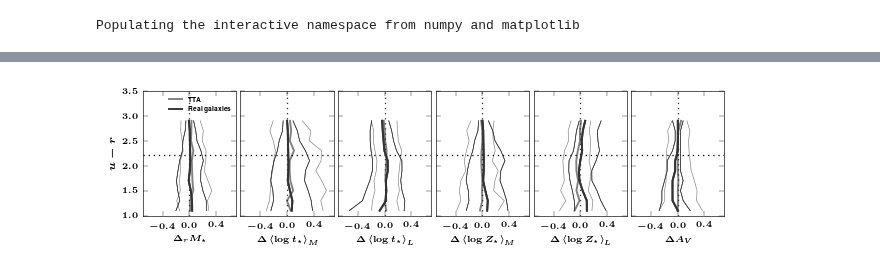
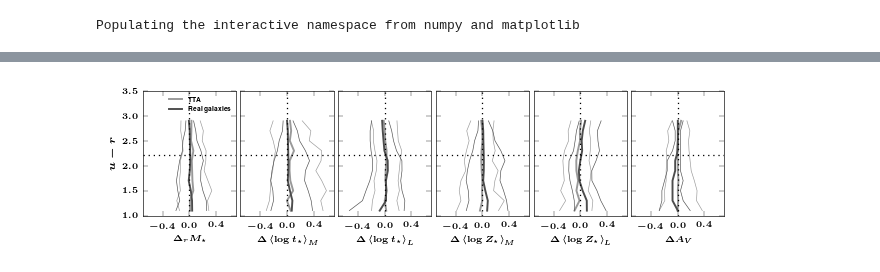
Before and after one commit to ajmejia/notebooks, a Jupyter notebook: PhotoNearAnalysis.ipynb, the cells around one changed output, grey strips where cells are left out. Drawn from its saved outputs; the diff is of its cells as text; code cells hidden in the pictures.

```diff
--- a/PhotoNearAnalysis.ipynb
+++ b/PhotoNearAnalysis.ipynb
@@ -241,16 +241,16 @@ for i, j in product(xrange(axs.shape[0]), xrange(axs.shape[1])) :
     medj = median(resj)
     p16j, p84j = percentile(resj, [16.0, 84.0])
 
-    axs[i, j].hist(resj, 25, histtype="step", hatch=hatching, lw=0, color=jpas_cl, range=lm, label=jpas_lb)
-    axs[i, j].hist(ress, 25, histtype="step", color=sdss_cl, range=lm, label=sdss_lb)
+    axs[i, j].hist(resj, 25, histtype="step", hatch=hatching, lw=0, color=jpas_sg[1], range=lm, label=jpas_lb)
+    axs[i, j].hist(ress, 25, histtype="step", color=sdss_sg[1], range=lm, label=sdss_lb)
 
-    axs[i, j].axvline(medj, ls="--", color=jpas_cl)
-    axs[i, j].axvline(meds, ls="--", color=sdss_cl)
+    axs[i, j].axvline(medj, ls="--", color=jpas_sg[1])
+    axs[i, j].axvline(meds, ls="--", color=sdss_sg[1])
 
     st_texts = r"\bf $%+.2f_{%+.2f}^{%+.2f}$" % (meds, p16s, p84s)
     st_textj = r"\bf $%+.2f_{%+.2f}^{%+.2f}$" % (medj, p16j, p84j)
-    axs[i, j].text(0.02, 0.75, st_texts, fontsize=tsize, color=sdss_cl, ha="left", transform=axs[i, j].transAxes)
-    axs[i, j].text(0.02, 0.60, st_textj, fontsize=tsize, color=jpas_cl, ha="left", transform=axs[i, j].transAxes)
+    axs[i, j].text(0.02, 0.75, st_texts, fontsize=tsize, color=sdss_sg[1], ha="left", transform=axs[i, j].transAxes)
+    axs[i, j].text(0.02, 0.60, st_textj, fontsize=tsize, color=jpas_sg[1], ha="left", transform=axs[i, j].transAxes)
 
     if j == 0 :
         if i == 0 : axs[i, j].text(0.1, 0.9, sfg_lb, fontsize=tsize, ha="left", va="top", transform=axs[i, j].transAxes)
@@ -1035,42 +1035,39 @@ subplots_adjust(wspace=0.05, hspace=0.1)
 # %%
 fig, axs = subplots(1, 6, figsize=(7, 2), sharex=True, sharey=True)
 
 lm = xlim(-0.7, +0.7)
 axs[j].set_ylim(1.0, 3.5)
 axs[0].set_xticks([-0.4, 0, 0.4])
 
 kw = ["M_mod", "log_t_M_mod", "log_t_L_mod", "log_t_M_mod", "log_Z_L_mod", "Av_mod"]
 for j in xrange(axs.size):
     if j==0: res = log10(jpas_physical[mn[j]]) - log10(spec_physical[mn[j]])
     else: res = jpas_physical[mn[j]] - spec_physical[mn[j]]
 
     if j==0: axs[j].set_ylabel(r"$u-r$")
 
     xt, yt, et = binner(lcolor, res, "median", 10, rang=(1, 3), ebar=True)
     yo, xo, eom, eop = loadtxt(kw[j]+".txt", unpack=True)
     eo = column_stack((eom, eop)).T
 
-    axs[j].plot(yt, xt, "-", color=gray, lw=1.5, label=r"\bf TTA")
-    axs[j].plot(yt-et[0], xt, "-", color=gray, lw=0.5)
-    axs[j].plot(yt+et[1], xt, "-", color=gray, lw=0.5)
-    axs[j].plot(yo, xo, "-", color="0.2", lw=1.5, label=r"\bf Real galaxies")
-    axs[j].plot(yo-eo[0], xo, "-", color="0.2", lw=0.5)
-    axs[j].plot(yo+eo[1], xo, "-", color="0.2", lw=0.5)
-    axs[j].axvline(ls=":", color="0.2")
+    axs[j].plot(yt, xt, "-", color="0.6", lw=1.5, label=r"\bf TTA")
+    axs[j].plot(yt-et[0], xt, "-", color="0.6", lw=0.5)
+    axs[j].plot(yt+et[1], xt, "-", color="0.6", lw=0.5)
+    axs[j].plot(yo, xo, "-", color=gray, lw=1.5, label=r"\bf Real galaxies")
+    axs[j].plot(yo-eo[0], xo, "-", color=gray, lw=0.5)
+    axs[j].plot(yo+eo[1], xo, "-", color=gray, lw=0.5)
+    axs[j].axvline(ls=":", color="k")
     axs[j].axhline(2.22, ls=":", color="k")
-    axs[j].plot(yo, xo, "-", color="0.2", lw=1.5)
-    axs[j].plot(yo-eo[0], xo, "-", color="0.2", lw=0.5)
-    axs[j].plot(yo+eo[1], xo, "-", color="0.2", lw=0.5)
     axs[j].set_xlabel(res_lbs[j], size="small")
 
 axs[0].legend(loc=1)
 
 tight_layout()
 subplots_adjust(wspace=0.05, hspace=0.1)
 
 savefig(od + "JPAS_vs_SPEC")
 # %% [output]
-[figure, old version]
+[figure, new version]
 # %%
 fig, axs = subplots(2, 3, figsize=(7, 4), sharex=True)
 ins = inset_axes(axs[0, 2], width="65%", height="4%", loc=9)
```
Also changed, not shown: parts of 15 cells of this notebook.
